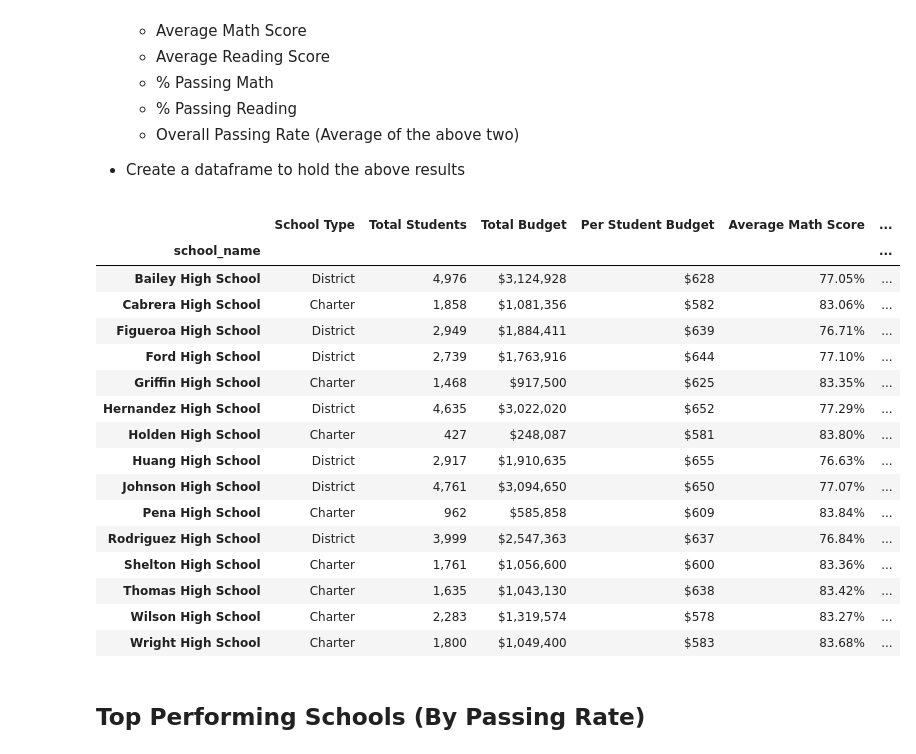
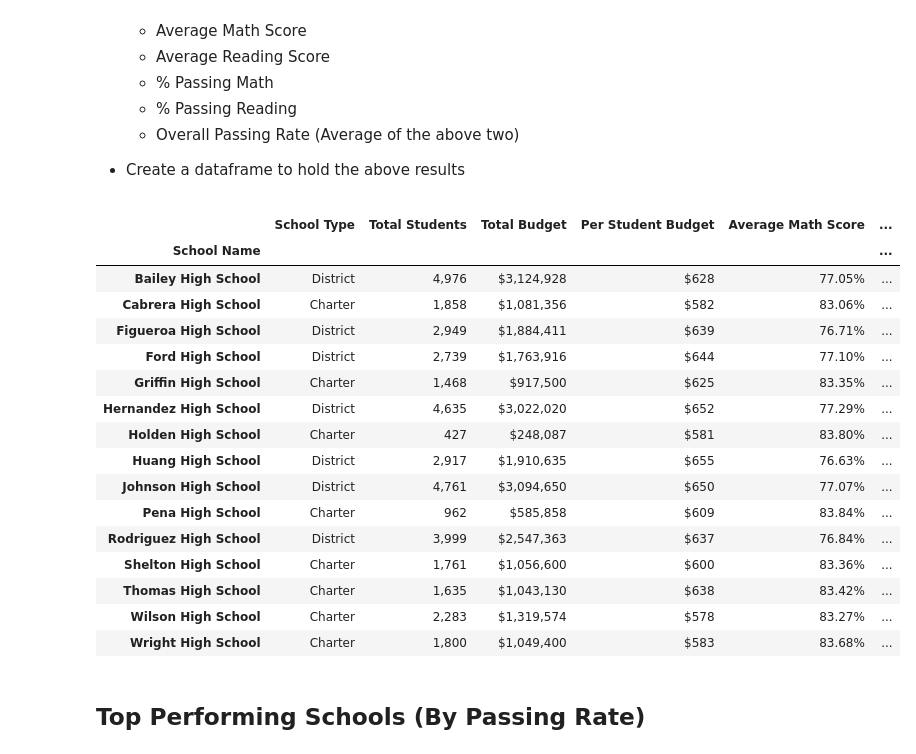
Before and after one commit to eanord4/pandas-challenge, a Jupyter notebook: PyCitySchools/PyCitySchools_EAN.ipynb, the cells around one changed output. Drawn from its saved outputs; the diff is of its cells as text; code cells hidden in the pictures.

Commit message:
Complete jupyter notebook for PyCitySchools

```diff
--- a/PyCitySchools/PyCitySchools_EAN.ipynb
+++ b/PyCitySchools/PyCitySchools_EAN.ipynb
@@ -161,41 +161,49 @@ school_summary = type_and_total_budget\
 
 
 # for formatting
+
 column_order = [0, 2, 1, 3, 5, 6, 7, 8, 4]
 format_as_number = [
     'total_students'
 ]
 format_as_money = [
     'total_budget',
     'per_student_budget'
 ]
 format_as_pct = [
     'average_math_score',
     'average_reading_score',
     'pct_passing_math',
     'pct_passing_reading',
     'overall_passing_rate'
 ]
 number_format = '{:,}'
 money_format = '${:,.0f}'
 pct_format = '{:.2f}%'
 
-def formatted_school_summary(summary_df):
+def format_column_name(column_name):
+    return ' '.join(column_name.split('_')).replace('pct', '%').title()
+
+def formatted_school_summary(summary_df, column_order=column_order):
     '''format a data frame with appropriate columns for a school-by-school summary'''
 
-    return summary_df[[summary_df.columns[index] for index in column_order]]\
+    original_columns = school_summary.columns
+
+    return summary_df[[original_columns[index] for index in column_order if original_columns[index] in summary_df.columns]]\
     .assign(
-        **{col_name: summary_df[col_name].apply(lambda x: number_format.format(x)) for col_name in format_as_number},
-        **{col_name: summary_df[col_name].apply(lambda x: money_format.format(x)) for col_name in format_as_money},
-        **{col_name: summary_df[col_name].apply(lambda x: pct_format.format(x)) for col_name in format_as_pct}
+        **{col_name: summary_df[col_name].apply(lambda x: number_format.format(x)) for col_name in format_as_number if col_name in summary_df.columns},
+        **{col_name: summary_df[col_name].apply(lambda x: money_format.format(x)) for col_name in format_as_money if col_name in summary_df.columns},
+        **{col_name: summary_df[col_name].apply(lambda x: pct_format.format(x)) for col_name in format_as_pct if col_name in summary_df.columns}
     )\
-    .rename(columns={name: ' '.join(name.split('_')).replace('pct', '%').title() for name in school_summary.columns})
+    .rename(columns={name: format_column_name(name) for name in original_columns})\
+    .rename_axis(format_column_name(summary_df.index.name))
+
 
 # present school summary
 formatted_school_summary(school_summary)
 # %% [output]
 |  | School Type | Total Students | Total Budget | Per Student Budget | Average Math Score | ... |
-| school_name |  |  |  |  |  | ... |
+| School Name |  |  |  |  |  | ... |
 | Bailey High School | District | 4,976 | $3,124,928 | $628 | 77.05% | ... |
 | Cabrera High School | Charter | 1,858 | $1,081,356 | $582 | 83.06% | ... |
 | Figueroa High School | District | 2,949 | $1,884,411 | $639 | 76.71% | ... |
```
Also changed, not shown: parts of 14 cells of this notebook.
